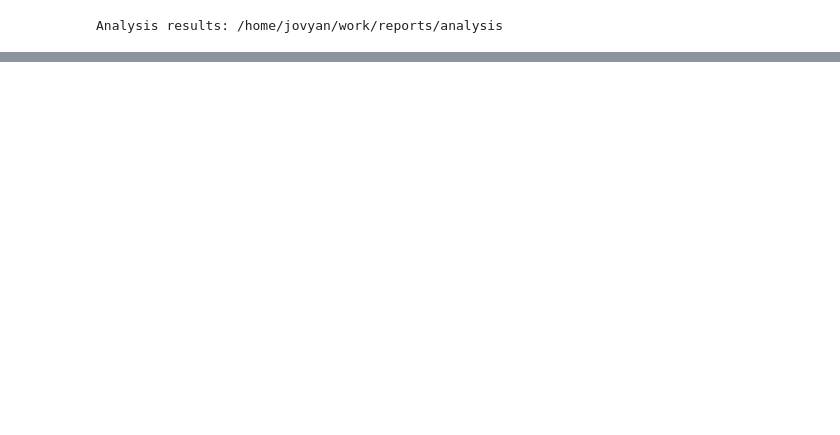
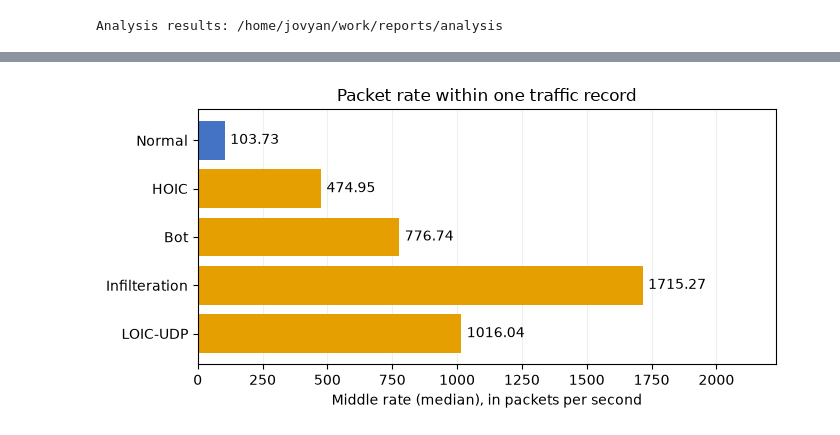
Before and after one commit to waleedm96/DPA-Cybersecurity-Analysis, a Jupyter notebook: notebooks/DPA_Volume_Part1.ipynb, the cells around one changed output, grey strips where cells are left out. Cells and saved outputs as stored; diff of their text form; code cells hidden in the pictures; blank space fills up the shorter version.

```diff
--- a/notebooks/DPA_Volume_Part1.ipynb
+++ b/notebooks/DPA_Volume_Part1.ipynb
@@ -1210,0 +1252,16 @@ This chart compares medians only. The duration ranges overlap, as shown in Step
+# %%
+rate = examples["median_packets_s"]
+fig, ax = plt.subplots(figsize=(7, 3.5))
+bars = ax.barh(traffic_labels, rate, color=colors)
+ax.invert_yaxis()
+ax.bar_label(bars, fmt="%.2f", padding=4)
+ax.set_title("Packet rate within one traffic record")
+ax.set_xlabel("Middle rate (median), in packets per second")
+ax.set_xlim(0, rate.max() * 1.3)
+ax.set_axisbelow(True)
+ax.grid(axis="x", alpha=0.2)
+fig.tight_layout()
+fig.savefig(charts_folder / "packet_rate.png", dpi=160, bbox_inches="tight")
+plt.show()
+# %% [output]
+[figure, added]
```
Also changed, not shown: parts of 29 cells of this notebook, 1 other file.
